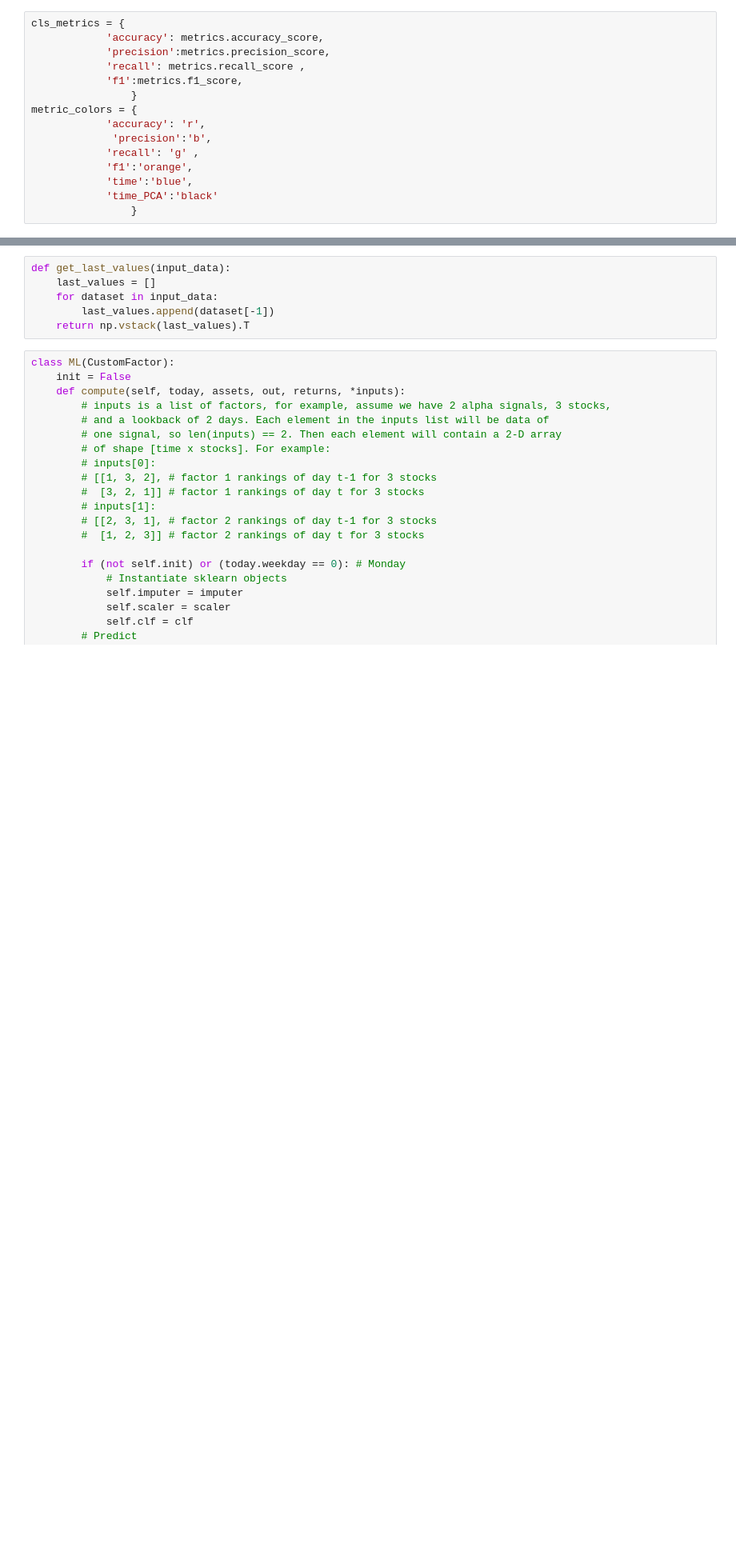
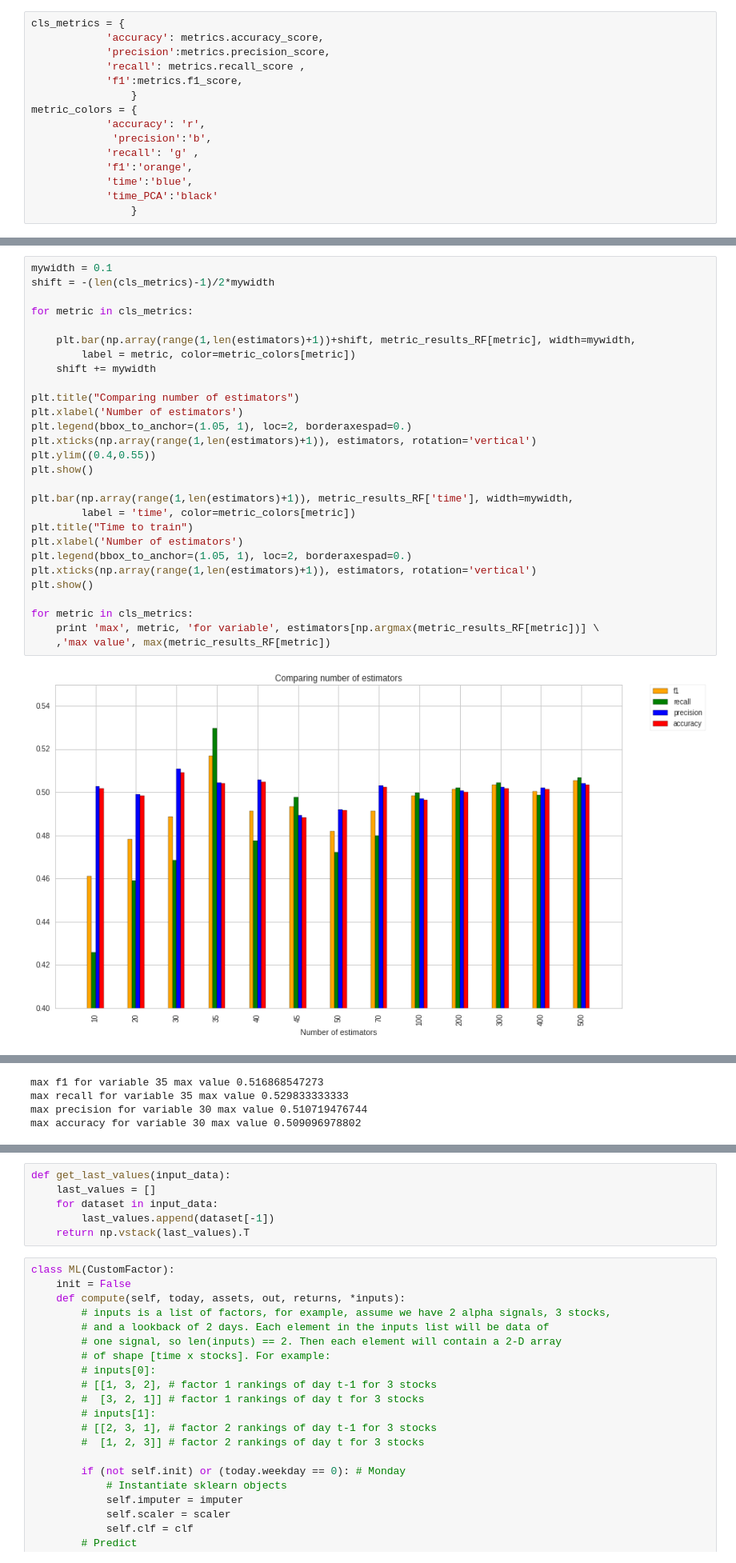
Before and after one commit to svyazhinvlad/Quant_machine_learning, a Jupyter notebook: 00+Machine+Learning+on+Quantopian+RF+%2B+PCA+DEV.ipynb, the cells around one changed output, grey strips where cells are left out. Shown at 80% size. Saved outputs shown, nothing was run; the diff lists cells and outputs as text; blank space fills up the shorter version.

```diff
--- a/00+Machine+Learning+on+Quantopian+RF+%2B+PCA+DEV.ipynb
+++ b/00+Machine+Learning+on+Quantopian+RF+%2B+PCA+DEV.ipynb
@@ -427,0 +454,30 @@ accuracy for depth 3 max value 0.50867823765
+# %%
+mywidth = 0.1
+shift = -(len(cls_metrics)-1)/2*mywidth
+
+for metric in cls_metrics:
+
+    plt.bar(np.array(range(1,len(estimators)+1))+shift, metric_results_RF[metric], width=mywidth,
+        label = metric, color=metric_colors[metric])
+    shift += mywidth
+
+plt.title("Comparing number of estimators")
+plt.xlabel('Number of estimators')
+plt.legend(bbox_to_anchor=(1.05, 1), loc=2, borderaxespad=0.)
+plt.xticks(np.array(range(1,len(estimators)+1)), estimators, rotation='vertical')
+plt.ylim((0.4,0.55))
+plt.show()
+
+plt.bar(np.array(range(1,len(estimators)+1)), metric_results_RF['time'], width=mywidth,
+        label = 'time', color=metric_colors[metric])
+plt.title("Time to train")
+plt.xlabel('Number of estimators')
+plt.legend(bbox_to_anchor=(1.05, 1), loc=2, borderaxespad=0.)
+plt.xticks(np.array(range(1,len(estimators)+1)), estimators, rotation='vertical')
+plt.show()
+
+for metric in cls_metrics:
+    print 'max', metric, 'for variable', estimators[np.argmax(metric_results_RF[metric])] \
+    ,'max value', max(metric_results_RF[metric])
+# %% [output]
+[figure, added]
@@ -427,0 +485,4 @@ accuracy for depth 3 max value 0.50867823765
+max f1 for variable 35 max value 0.516868547273
+max recall for variable 35 max value 0.529833333333
+max precision for variable 30 max value 0.510719476744
+max accuracy for variable 30 max value 0.509096978802
```
Also changed, not shown: parts of 27 cells of this notebook, 4 other files.
